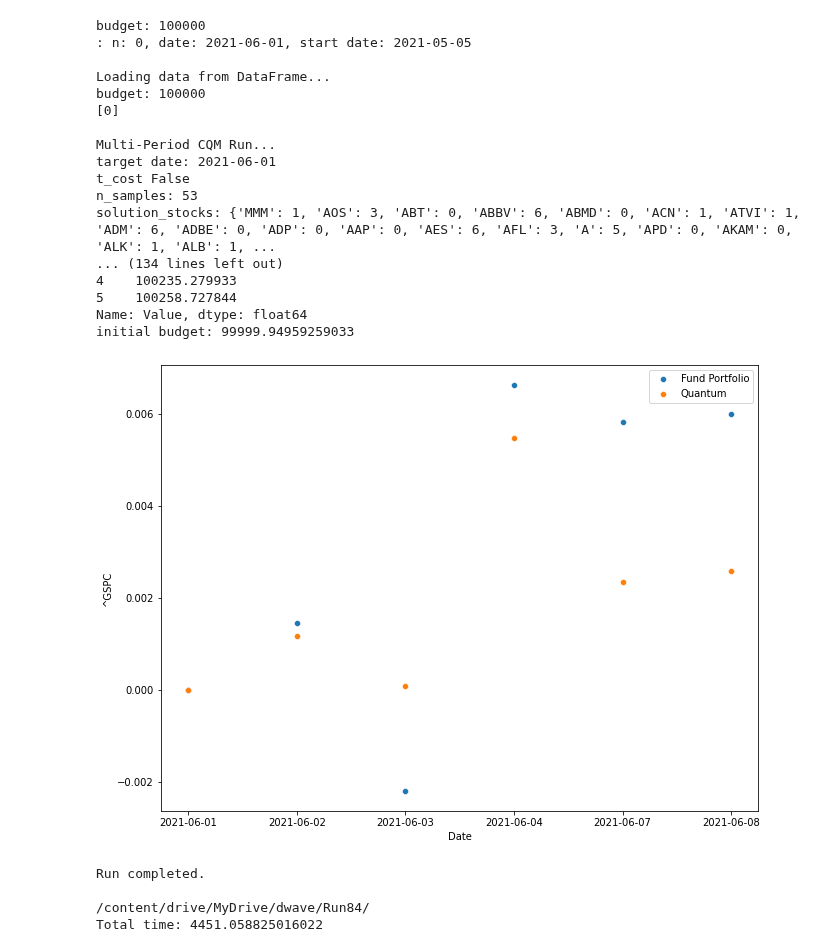
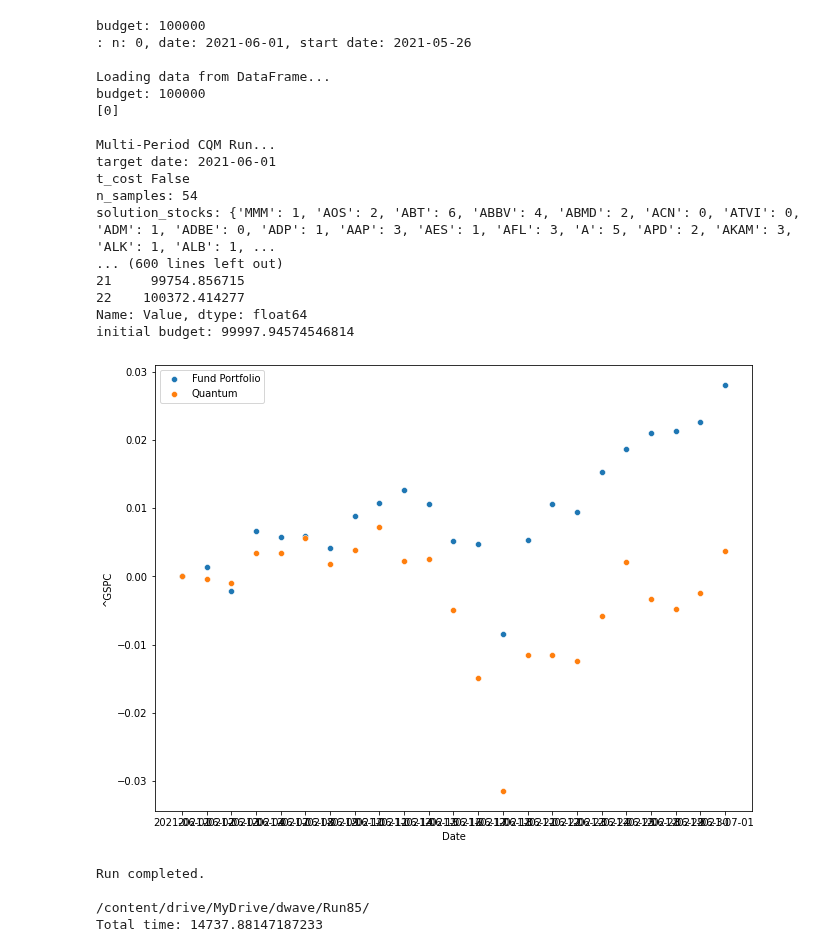
Before and after one commit to bvcmartins/dwaveDev, a Jupyter notebook: portfolioOptimization/solver.ipynb, the cells around one changed output. Drawn from its saved outputs; the diff is of its cells as text; code cells hidden in the pictures.

```diff
--- a/portfolioOptimization/solver.ipynb
+++ b/portfolioOptimization/solver.ipynb
@@ -655,7 +655,7 @@ if __name__ == '__main__':
     with open(load_path+'config.txt', 'r') as conf:
         cred = conf.readline().strip()
     cfg = {'stocks': None,
-           'dates': ["2021-06-01", "2021-06-08"],
+           'dates': ["2021-06-01", "2021-07-01"],
             'budget': 100000,
             'bin_size': '',
             'gamma': '',
@@ -670,9 +670,9 @@ if __name__ == '__main__':
             'verbose': False,
             'num': 0,
             't_cost': 0.00,
-            'label': 'Run84',
+            'label': 'Run85',
             'init_holdings': None,
-            'window_size': 20,
+            'window_size': 5,
             'calculation_type': 'daily',
             'save_path': '/content/drive/MyDrive/dwave/'
         }
@@ -692,22 +692,22 @@ Loading live data from the web from Yahoo! finance from 2021-05-05 00:00:00 to 2
 budget: 100000
-: n: 0, date: 2021-06-01, start date: 2021-05-05
+: n: 0, date: 2021-06-01, start date: 2021-05-26
 
 Loading data from DataFrame...
 budget: 100000
 [0]
 
 Multi-Period CQM Run...
 target date: 2021-06-01
 t_cost False
-n_samples: 53
-solution_stocks: {'MMM': 1, 'AOS': 3, 'ABT': 0, 'ABBV': 6, 'ABMD': 0, 'ACN': 1, 'ATVI': 1, 'ADM': 6, 'ADBE': 0, 'ADP': 0, 'AAP': 0, 'AES': 6, 'AFL': 3, 'A': 5, 'APD': 0, 'AKAM': 0, 'ALK': 1, 'ALB': 1, ...
-... (134 lines left out)
-4    100235.279933
-5    100258.727844
+n_samples: 54
+solution_stocks: {'MMM': 1, 'AOS': 2, 'ABT': 6, 'ABBV': 4, 'ABMD': 2, 'ACN': 0, 'ATVI': 0, 'ADM': 1, 'ADBE': 0, 'ADP': 1, 'AAP': 3, 'AES': 1, 'AFL': 3, 'A': 5, 'APD': 2, 'AKAM': 3, 'ALK': 1, 'ALB': 1, ...
+... (600 lines left out)
+21     99754.856715
+22    100372.414277
 Name: Value, dtype: float64
-initial budget: 99999.94959259033
+initial budget: 99997.94574546814
-[figure, old version]
+[figure, new version]
 Run completed.
 
-/content/drive/MyDrive/dwave/Run84/
-Total time: 4451.058825016022
+/content/drive/MyDrive/dwave/Run85/
+Total time: 14737.88147187233
```
Also changed, not shown: parts of 3 cells of this notebook.
